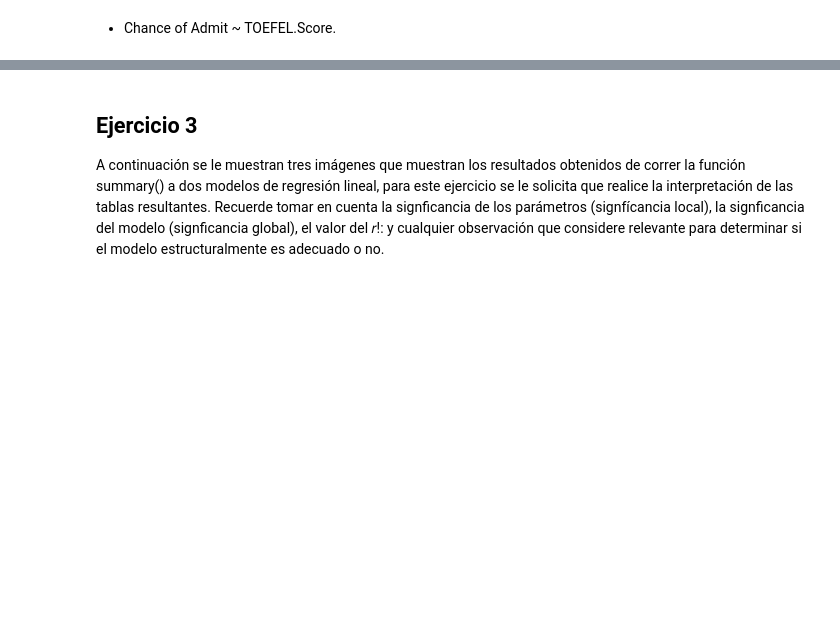
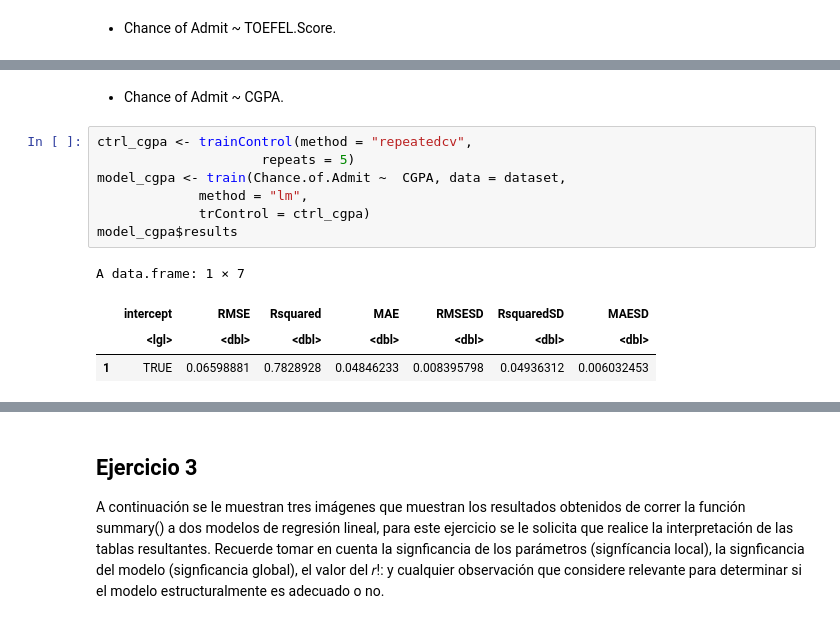
Before and after one commit to luisramilian95/econometria-lab3, a Jupyter notebook: lab3.ipynb, the cells around one changed output, grey strips where cells are left out. Cells and saved outputs as stored; diff of their text form; blank space fills up the shorter version.

```diff
--- a/lab3.ipynb
+++ b/lab3.ipynb
@@ -173,0 +218,14 @@ also installing the dependencies ‘listenv’, ‘parallelly’, ‘future’,
+# %% [markdown]
+- Chance of Admit ~ CGPA.
+# %%
+ctrl_cgpa <- trainControl(method = "repeatedcv",
+                     repeats = 5)
+model_cgpa <- train(Chance.of.Admit ~  CGPA, data = dataset,
+             method = "lm",
+             trControl = ctrl_cgpa)
+model_cgpa$results
+# %% [output]
+A data.frame: 1 × 7
+|  | intercept | RMSE | Rsquared | MAE | RMSESD | RsquaredSD | MAESD |
+|  | <lgl> | <dbl> | <dbl> | <dbl> | <dbl> | <dbl> | <dbl> |
+| 1 | TRUE | 0.06598881 | 0.7828928 | 0.04846233 | 0.008395798 | 0.04936312 | 0.006032453 |
```
Also changed, not shown: parts of 26 cells of this notebook.
